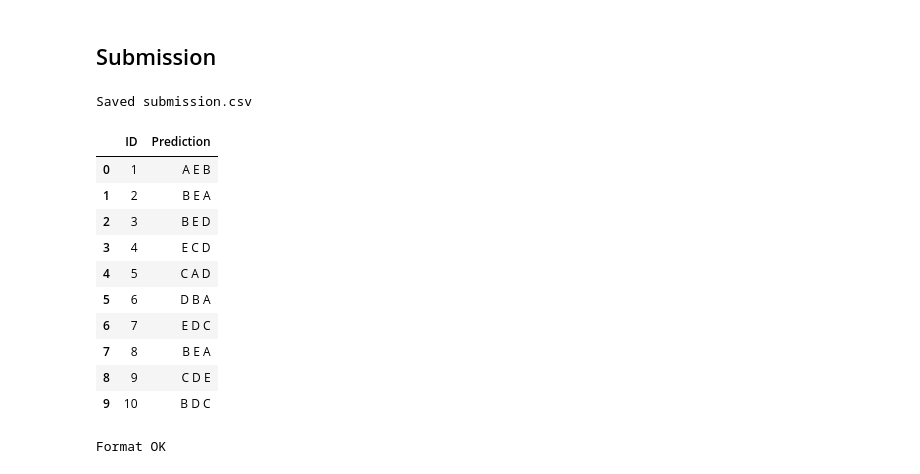
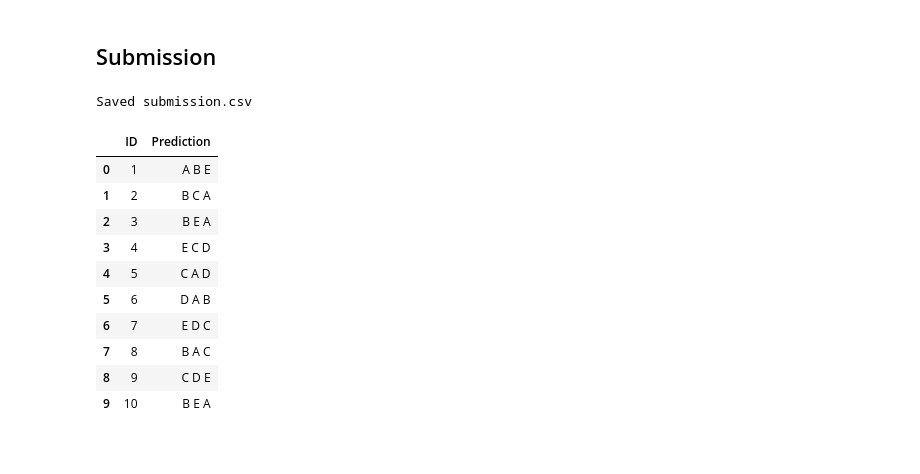
Before and after one commit to ChandraMohaniitm/dl-23f3001092-notebook-t22026, a Jupyter notebook: DL-23f3001092-notebook-t22026.ipynb, the cells around one changed output. Saved outputs shown, nothing was run; the diff lists cells and outputs as text; code cells hidden in the pictures.

```diff
--- a/DL-23f3001092-notebook-t22026.ipynb
+++ b/DL-23f3001092-notebook-t22026.ipynb
@@ -229,3 +212,0 @@ plt.show()
-# %%
-train_df["prompt_len"] = train_df["prompt"].apply(len)
-train_df["prompt_len"].describe()
@@ -907,0 +720,13 @@ KeyboardInterrupt:
+# %%
+criterion = nn.BCEWithLogitsLoss()
+optimizer = torch.optim.Adam(bilstm.parameters(), lr=1e-3)
+
+for epoch in range(5):
+    bilstm.train()
+    for ids, mask, y in train_loader:
+        ids, mask, y = ids.to(device), mask.to(device), y.to(device)
+        optimizer.zero_grad()
+        loss = criterion(bilstm(ids, mask), y)
+        loss.backward()
+        optimizer.step()
+    print(f'Epoch {epoch + 1}/5  loss={loss.item():.4f}')
@@ -907,0 +754,11 @@ KeyboardInterrupt:
+# %%
+class BertRanker(nn.Module):
+    def __init__(self):
+        super().__init__()
+        self.bert = AutoModelForSequenceClassification.from_pretrained(MODEL_NAME, num_labels=1)
+
+    def forward(self, input_ids, attention_mask):
+        return self.bert(input_ids=input_ids, attention_mask=attention_mask).logits.squeeze(1)
+
+bert_model = BertRanker().to(device)
+print('BertRanker ready')
@@ -907,0 +787,12 @@ KeyboardInterrupt:
+# %%
+bert_optimizer = AdamW(bert_model.parameters(), lr=2e-5)
+
+for epoch in range(2):
+    bert_model.train()
+    for ids, mask, y in train_loader:
+        ids, mask, y = ids.to(device), mask.to(device), y.to(device)
+        bert_optimizer.zero_grad()
+        loss = criterion(bert_model(ids, mask), y)
+        loss.backward()
+        bert_optimizer.step()
+    print(f'Epoch {epoch + 1}/2  loss={loss.item():.4f}')
@@ -923,32 +829,28 @@ print(f'  BERT   : {bert_map3:.4f}')
 # %% [markdown]
 ## Submission
 # %%
-test_top3 = rank_preds(pw_test, tst_bilstm, df_test)
+tst_bert = predict(bert_model, test_loader)
+
+test_top3 = rank_preds(pw_test, tst_bert, df_test)
 
 submission = pd.DataFrame({
     'ID': df_test['id'],
     'Prediction': [' '.join(p) for p in test_top3],
 })
 
 submission.to_csv('submission.csv', index=False)
 print('Saved submission.csv')
 submission.head(10)
 # %% [output]
 Saved submission.csv
 |  | ID | Prediction |
-| 0 | 1 | A E B |
-| 1 | 2 | B E A |
-| 2 | 3 | B E D |
+| 0 | 1 | A B E |
+| 1 | 2 | B C A |
+| 2 | 3 | B E A |
 | 3 | 4 | E C D |
 | 4 | 5 | C A D |
-| 5 | 6 | D B A |
+| 5 | 6 | D A B |
 | 6 | 7 | E D C |
-| 7 | 8 | B E A |
+| 7 | 8 | B A C |
 | 8 | 9 | C D E |
-| 9 | 10 | B D C |
+| 9 | 10 | B E A |
-# %%
-assert len(submission) == len(df_test)
-assert submission['Prediction'].str.match(r'^[A-E] [A-E] [A-E]$').all()
-print('Format OK')
-# %% [output]
-Format OK
```
Also changed, not shown: parts of 67 cells of this notebook.
